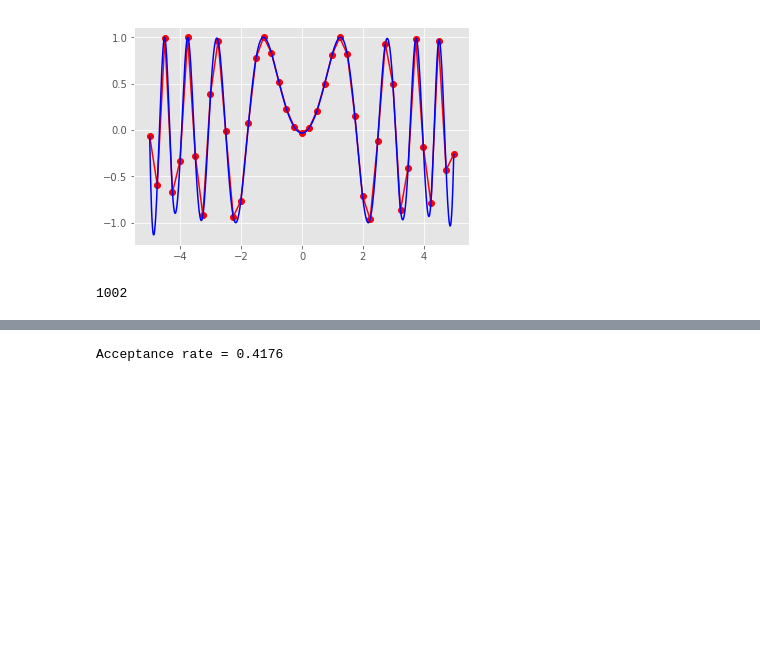
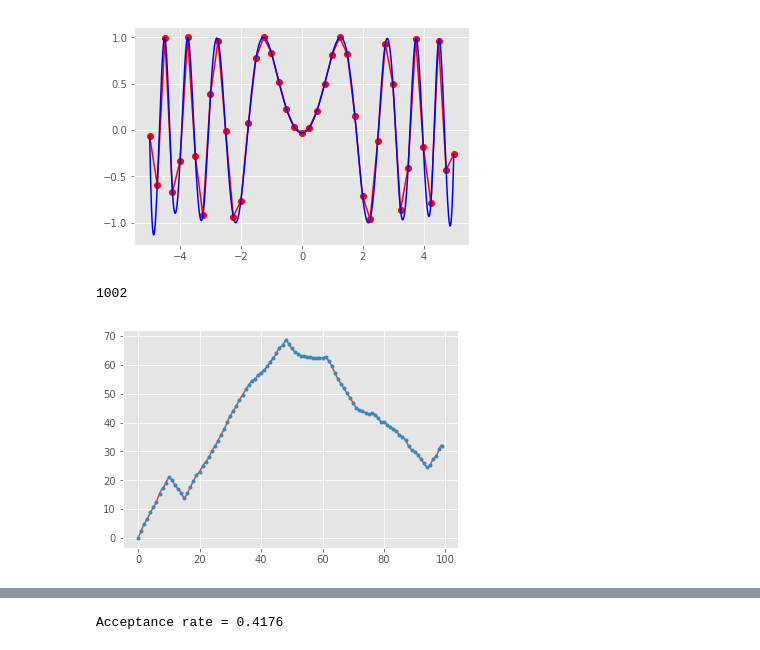
Before and after one commit to ionut199418/ionut, a Jupyter notebook: interp.ipynb, the cells around one changed output, grey strips where cells are left out. Drawn from its saved outputs; the diff is of its cells as text; code cells hidden in the pictures; blank space fills up the shorter version.

```diff
--- a/interp.ipynb
+++ b/interp.ipynb
@@ -211,11 +211,17 @@ print(len(xnew2))
 # %%
 # my code pretty much starts here
 time_step=0.1
-t_new=np.arange(0,n,time_step)
-f=interpolate.interp1d(t,x,kind='cubic',fill_value="extrapolate")# ask colin here
-g=interpolate.interp1d(t,y,kind='cubic',fill_value="extrapolate")
+t_new=np.arange(0,n-1,time_step)
+f=interpolate.interp1d(t,x,kind='cubic')#,fill_value="extrapolate")# ask colin here
+g=interpolate.interp1d(t,y,kind='cubic')#,fill_value="extrapolate")
 # %%
 x_new=f(t_new)
 y_new=g(t_new)
+# %%
+plt.plot(t_new,x_new)
+plt.plot(t,x,'.')
+plt.show()
+# %% [output]
+[figure, added]
 # %%
 #get the distances now and the angles
```
Also changed, not shown: parts of 2 cells of this notebook.
